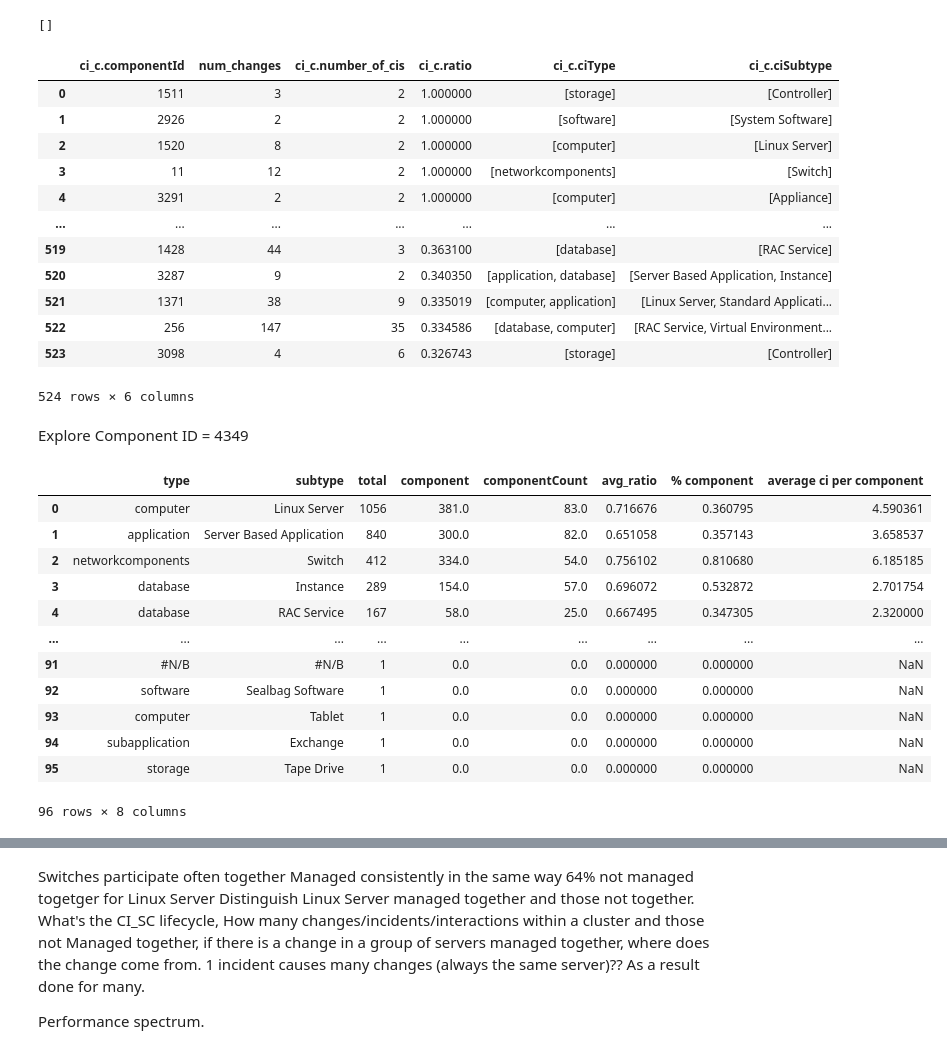
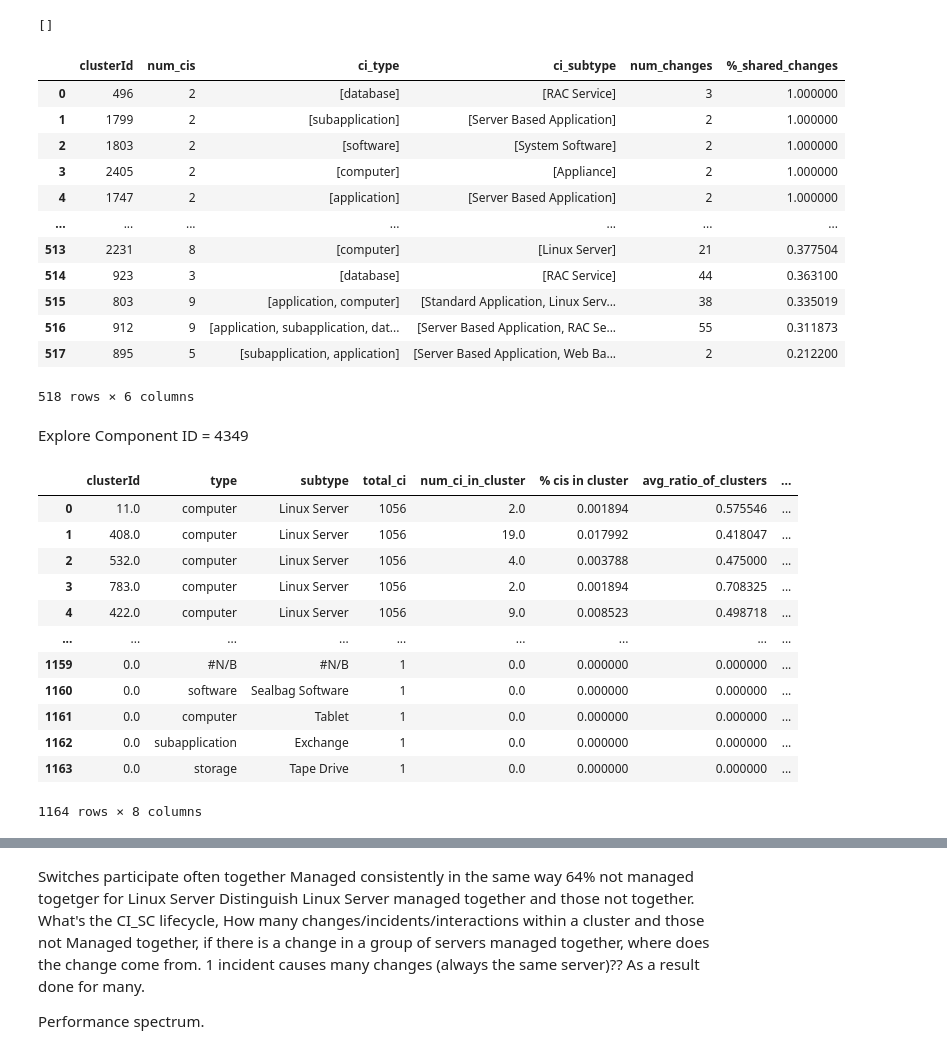
Before and after one commit to Ava-S/EKG_BPIC2014_Notebook, a Jupyter notebook: 1_2_change_cluster_analysis.ipynb, the cells around one changed output, grey strips where cells are left out. Drawn from its saved outputs; the diff is of its cells as text; code cells hidden in the pictures.

```diff
--- a/1_2_change_cluster_analysis.ipynb
+++ b/1_2_change_cluster_analysis.ipynb
@@ -266,59 +329,60 @@ query = '''
 result = db_connection.exec_query(query)
 # %%
 query = '''
-    MATCH (ci_c:ConfigurationItemComponent) - [:CHANGED_CI] - (c:Change)
+    MATCH (ci_c:ConfigurationItemCluster) - [:CHANGED_CI] - (c:Change)
     WHERE ci_c.num_changes > 1
-    RETURN distinct ci_c.componentId, ci_c.num_changes as num_changes, ci_c.number_of_cis, ci_c.ratio, ci_c.ciType, ci_c.ciSubtype ORDER BY ci_c.ratio DESC
+    RETURN distinct ci_c.clusterId as clusterId, ci_c.number_of_cis as num_cis, ci_c.ciType as ci_type, ci_c.ciSubtype  as ci_subtype, ci_c.num_changes as num_changes, ci_c.ratio as `%_shared_changes` ORDER BY ci_c.ratio DESC
 '''
 
 pd.DataFrame(db_connection.exec_query(query))
 # %% [output]
-|  | ci_c.componentId | num_changes | ci_c.number_of_cis | ci_c.ratio | ci_c.ciType | ci_c.ciSubtype |
-| 0 | 1511 | 3 | 2 | 1.000000 | [storage] | [Controller] |
-| 1 | 2926 | 2 | 2 | 1.000000 | [software] | [System Software] |
-| 2 | 1520 | 8 | 2 | 1.000000 | [computer] | [Linux Server] |
-| 3 | 11 | 12 | 2 | 1.000000 | [networkcomponents] | [Switch] |
-| 4 | 3291 | 2 | 2 | 1.000000 | [computer] | [Appliance] |
+|  | clusterId | num_cis | ci_type | ci_subtype | num_changes | %_shared_changes |
+| 0 | 496 | 2 | [database] | [RAC Service] | 3 | 1.000000 |
+| 1 | 1799 | 2 | [subapplication] | [Server Based Application] | 2 | 1.000000 |
+| 2 | 1803 | 2 | [software] | [System Software] | 2 | 1.000000 |
+| 3 | 2405 | 2 | [computer] | [Appliance] | 2 | 1.000000 |
+| 4 | 1747 | 2 | [application] | [Server Based Application] | 2 | 1.000000 |
 | ... | ... | ... | ... | ... | ... | ... |
-| 519 | 1428 | 44 | 3 | 0.363100 | [database] | [RAC Service] |
-| 520 | 3287 | 9 | 2 | 0.340350 | [application, database] | [Server Based Application, Instance] |
-| 521 | 1371 | 38 | 9 | 0.335019 | [computer, application] | [Linux Server, Standard Applicati... |
-| 522 | 256 | 147 | 35 | 0.334586 | [database, computer] | [RAC Service, Virtual Environment... |
-| 523 | 3098 | 4 | 6 | 0.326743 | [storage] | [Controller] |
+| 513 | 2231 | 8 | [computer] | [Linux Server] | 21 | 0.377504 |
+| 514 | 923 | 3 | [database] | [RAC Service] | 44 | 0.363100 |
+| 515 | 803 | 9 | [application, computer] | [Standard Application, Linux Serv... | 38 | 0.335019 |
+| 516 | 912 | 9 | [application, subapplication, dat... | [Server Based Application, RAC Se... | 55 | 0.311873 |
+| 517 | 895 | 5 | [subapplication, application] | [Server Based Application, Web Ba... | 2 | 0.212200 |
-524 rows × 6 columns
+518 rows × 6 columns
 # %% [markdown]
 Explore Component ID = 4349
 # %%
 query = '''
     MATCH (ci:ConfigurationItem)
-    RETURN ci.ciType as type, ci.ciSubtype as subtype, count(ci) as total
+    RETURN ci.ciType as type, ci.ciSubtype as subtype, count(ci) as total_ci
 '''
 
 total_result = pd.DataFrame(db_connection.exec_query(query))
 # %%
 query = '''
-    MATCH (ci_c:ConfigurationItemComponent) - [:CONTAINS] -> (ci:ConfigurationItem)
-    RETURN ci.ciType as type, ci.ciSubtype as subtype, count(ci) as component, count(distinct ci_c) as componentCount, avg(ci_c.ratio) as avg_ratio
+    MATCH (ci_c:ConfigurationItemCluster) - [:CONTAINS] -> (ci:ConfigurationItem)
+    RETURN ci.ciType as type, ci.ciSubtype as subtype, count(ci) as num_ci_in_cluster, count(distinct ci_c) as num_clusters, avg(ci_c.ratio) as avg_ratio_of_clusters
 '''
 
 component_result = pd.DataFrame(db_connection.exec_query(query))
 # %%
 combined_result = total_result.merge(component_result, on=['type', 'subtype'], how='left')
 combined_result = combined_result.fillna(0)
-combined_result['% component'] = combined_result['component']/combined_result['total']
-combined_result['average ci per component'] = combined_result['component']/combined_result['componentCount']
+combined_result['% cis in cluster'] = combined_result['num_ci_in_cluster']/combined_result['total_ci']
+combined_result['avg ci per cluster'] = combined_result['num_ci_in_cluster']/combined_result['num_clusters']
+combined_result = combined_result[['clusterId', 'type', 'subtype', 'total_ci', 'num_ci_in_cluster', '% cis in cluster', 'avg_ratio_of_clusters', 'avg ci per cluster' ]]
 combined_result
 # %% [output]
-|  | type | subtype | total | component | componentCount | avg_ratio | % component | average ci per component |
-| 0 | computer | Linux Server | 1056 | 381.0 | 83.0 | 0.716676 | 0.360795 | 4.590361 |
-| 1 | application | Server Based Application | 840 | 300.0 | 82.0 | 0.651058 | 0.357143 | 3.658537 |
-| 2 | networkcomponents | Switch | 412 | 334.0 | 54.0 | 0.756102 | 0.810680 | 6.185185 |
-| 3 | database | Instance | 289 | 154.0 | 57.0 | 0.696072 | 0.532872 | 2.701754 |
-| 4 | database | RAC Service | 167 | 58.0 | 25.0 | 0.667495 | 0.347305 | 2.320000 |
+|  | clusterId | type | subtype | total_ci | num_ci_in_cluster | % cis in cluster | avg_ratio_of_clusters | ... |
+| 0 | 11.0 | computer | Linux Server | 1056 | 2.0 | 0.001894 | 0.575546 | ... |
+| 1 | 408.0 | computer | Linux Server | 1056 | 19.0 | 0.017992 | 0.418047 | ... |
+| 2 | 532.0 | computer | Linux Server | 1056 | 4.0 | 0.003788 | 0.475000 | ... |
+| 3 | 783.0 | computer | Linux Server | 1056 | 2.0 | 0.001894 | 0.708325 | ... |
+| 4 | 422.0 | computer | Linux Server | 1056 | 9.0 | 0.008523 | 0.498718 | ... |
 | ... | ... | ... | ... | ... | ... | ... | ... | ... |
-| 91 | #N/B | #N/B | 1 | 0.0 | 0.0 | 0.000000 | 0.000000 | NaN |
-| 92 | software | Sealbag Software | 1 | 0.0 | 0.0 | 0.000000 | 0.000000 | NaN |
-| 93 | computer | Tablet | 1 | 0.0 | 0.0 | 0.000000 | 0.000000 | NaN |
-| 94 | subapplication | Exchange | 1 | 0.0 | 0.0 | 0.000000 | 0.000000 | NaN |
-| 95 | storage | Tape Drive | 1 | 0.0 | 0.0 | 0.000000 | 0.000000 | NaN |
+| 1159 | 0.0 | #N/B | #N/B | 1 | 0.0 | 0.000000 | 0.000000 | ... |
+| 1160 | 0.0 | software | Sealbag Software | 1 | 0.0 | 0.000000 | 0.000000 | ... |
+| 1161 | 0.0 | computer | Tablet | 1 | 0.0 | 0.000000 | 0.000000 | ... |
+| 1162 | 0.0 | subapplication | Exchange | 1 | 0.0 | 0.000000 | 0.000000 | ... |
+| 1163 | 0.0 | storage | Tape Drive | 1 | 0.0 | 0.000000 | 0.000000 | ... |
-96 rows × 8 columns
+1164 rows × 8 columns
```
Also changed, not shown: parts of 21 cells of this notebook.
